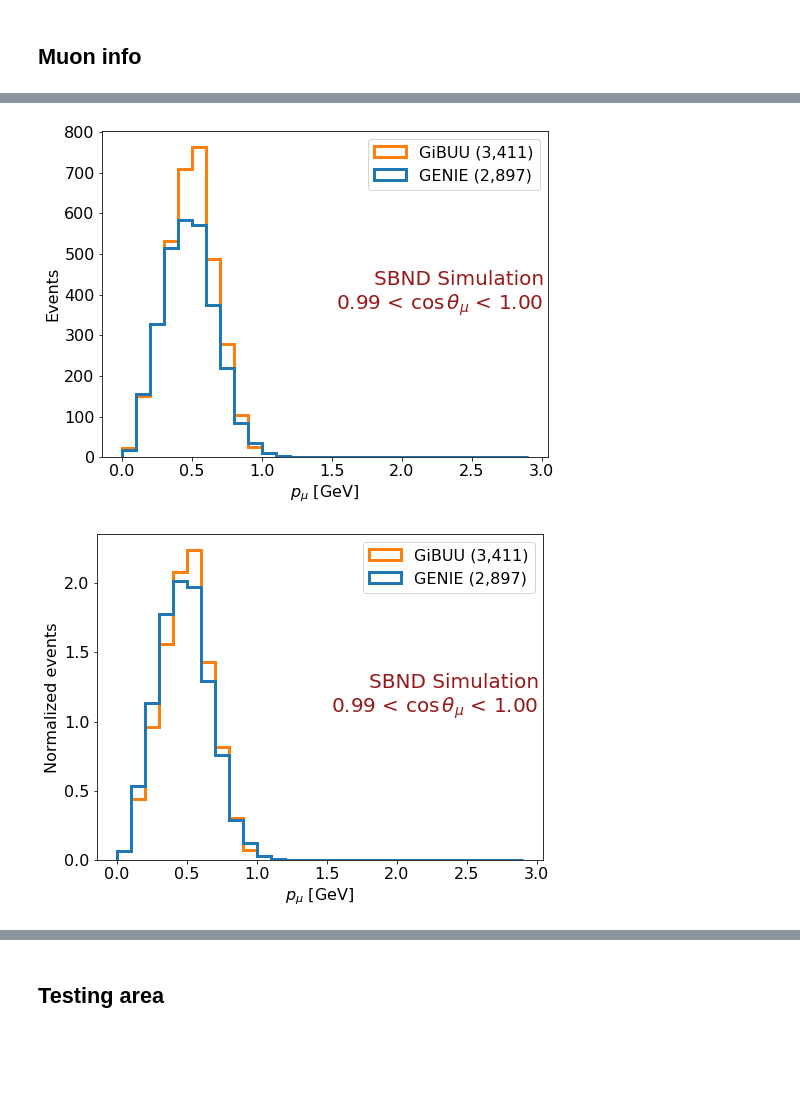
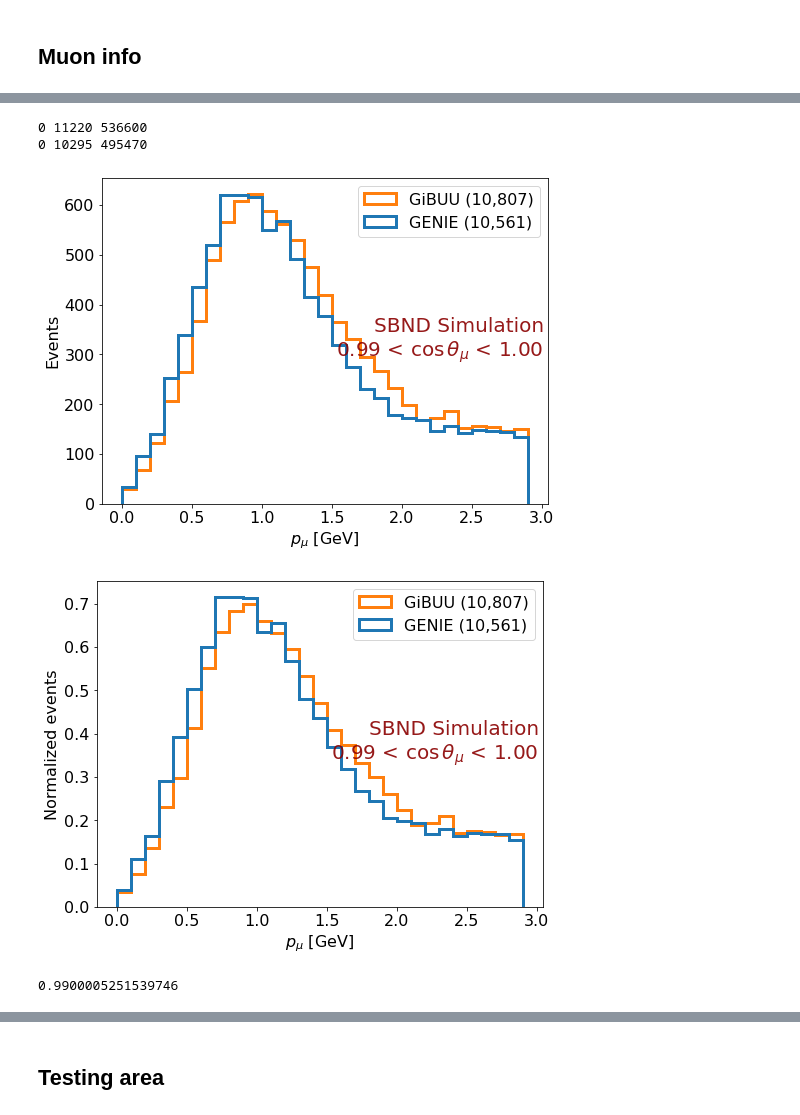
Before and after one commit to bear-is-asleep/numu_analysis, a Jupyter notebook: truth_events.ipynb, the cells around one changed output, grey strips where cells are left out. Drawn from its saved outputs; the diff is of its cells as text; code cells hidden in the pictures; blank space fills up the shorter version.

```diff
--- a/truth_events.ipynb
+++ b/truth_events.ipynb
@@ -886,24 +700,17 @@ for j,dens in enumerate(['','_dens']):
 for j,dens in enumerate(['','_dens']):
   fig,axs = plt.subplots(nrows=3,ncols=3,figsize=(15,12),sharex=True)
   for i,ax in enumerate(axs.flatten()):
-    #Get masks for momenta ranges
-    genie_mask = (np.linalg.norm(genie_muons.genp,axis=1) > MOMENTUM_BINS[i]) & (np.linalg.norm(genie_muons.genp,axis=1) < MOMENTUM_BINS[i+1])
-    gibuu_mask = (np.linalg.norm(gibuu_muons.genp,axis=1) > MOMENTUM_BINS[i]) & (np.linalg.norm(gibuu_muons.genp,axis=1) < MOMENTUM_BINS[i+1])
-
     #Make dataframes
-    genie_muons_inrange = genie_muons[genie_mask]
-    gibuu_muons_inrange = gibuu_muons[gibuu_mask]
+    genie_muons_inrange = genie_muons.data[(genie_muons.data.momentum_bins == i)]
+    gibuu_muons_inrange = gibuu_muons.data[(gibuu_muons.data.momentum_bins == i)]
 
     #Get angles
-    costhetas_genie = np.cos(genie_muons_inrange.theta)*np.sign(genie_muons_inrange.theta)
-    costhetas_gibuu = np.cos(gibuu_muons_inrange.theta)*np.sign(gibuu_muons_inrange.theta)
+    costhetas_genie = genie_muons_inrange.costheta
+    costhetas_gibuu = gibuu_muons_inrange.costheta
 
     #Get weights
-    genie_inrange_inds = utils.get_inds_from_sub_inds(set(genie_muons_inrange.index.values),set(genie_nu.index.values),3)
-    weights_genie = genie_nu.loc[genie_inrange_inds,'genweight'].values
-
-    gibuu_inrange_inds = utils.get_inds_from_sub_inds(set(gibuu_muons_inrange.index.values),set(gibuu_nu.index.values),3)
-    weights_gibuu = gibuu_nu.loc[gibuu_inrange_inds,'genweight'].values
+    weights_genie = genie_muons_inrange.genweight
+    weights_gibuu = gibuu_muons_inrange.genweight
 
     #Get number of events from weights
     genie_inrange_count = np.sum(weights_genie)
@@ -932,48 +739,61 @@ for j,dens in enumerate(['','_dens']):
 # %%
 #Single cos range statistics
 theta_lower = 0.99
 theta_upper = 1
+
+theta_bins = [theta_lower,theta_upper]
+
+#Get muons within theta bins
+genie_muons_inrange = genie_muons.copy()
+gibuu_muons_inrange = gibuu_muons.copy()
+
+#Mask to bin range
+genie_muons_inrange.assign_costheta_bins(theta_bins)
+gibuu_muons_inrange.assign_costheta_bins(theta_bins)
+
+genie_muons_inrange_df = genie_muons_inrange.data[(genie_muons_inrange.data.costheta_bins == 0)]
+gibuu_muons_inrange_df = gibuu_muons_inrange.data[(gibuu_muons_inrange.data.costheta_bins == 0)]
+
 for j,dens in enumerate(['','_dens']):
   fig,ax = plt.subplots(figsize=(8,6))
-  #Get muons within theta bins
-  genie_muons_inrange = genie_muons[(genie_muons.theta < theta_upper) & (genie_muons.theta > theta_lower)]
-  gibuu_muons_inrange = gibuu_muons[(gibuu_muons.theta < theta_upper) & (gibuu_muons.theta > theta_lower)]
-
-  #Get momenta
-  ps_genie = np.linalg.norm(genie_muons_inrange.genp,axis=1)
-  ps_gibuu = np.linalg.norm(gibuu_muons_inrange.genp,axis=1)
-
   #Get weights
-  genie_inrange_inds = utils.get_inds_from_sub_inds(set(genie_muons_inrange.index.values),set(genie_nu.index.values),3)
-  weights_genie = genie_nu.loc[genie_inrange_inds,'genweight'].values
-
-  gibuu_inrange_inds = utils.get_inds_from_sub_inds(set(gibuu_muons_inrange.index.values),set(gibuu_nu.index.values),3)
-  weights_gibuu = gibuu_nu.loc[gibuu_inrange_inds,'genweight'].values
+  weights_genie = genie_muons_inrange_df.genweight
+  weights_gibuu = gibuu_muons_inrange_df.genweight
 
   #Get number of events from weights
   genie_inrange_count = np.sum(weights_genie)
   gibuu_inrange_count = np.sum(weights_gibuu)
 
+  #Get momenta
+  ps_genie = genie_muons_inrange_df.genp.tot
+  ps_gibuu = gibuu_muons_inrange_df.genp.tot
+
   ax.hist([ps_genie,ps_gibuu],
-          bins=np.arange(0,3,0.1),
+          bins=np.arange(0,4,0.1),
           weights=[weights_genie,weights_gibuu],
           histtype='step',
           lw=3,
           label=[f'GENIE ({round(genie_inrange_count):,})',
                 f'GiBUU ({round(gibuu_inrange_count):,})',],
           density=True if j == 1 else False)
 
   ax.legend()
   ax.set_xlabel(r'$p_\mu$ [GeV]',fontsize=20)
   ax.set_ylabel('Normalized events' if j == 1 else 'Events',fontsize=20)
   plotters.set_style(ax)
   plotters.add_label(ax,f'{SIM_LABEL}\n{theta_lower:.2f} < $\cos\\theta_\mu$ < {theta_upper:.2f}',
                      fontsize=20,alpha=0.9,where='centerright',color='darkred')
   if save_plots:
     plotters.save_plot(f'momentum_mu_single_theta_bin_lowerer{dens}',fig=fig,folder_name=PLOTS_DIR)
 # %% [output]
+0 11220 536600
+0 10295 495470
-[figure, old version]
+[figure, new version]
-[figure, old version]
+[figure, new version]
+# %%
+min(genie_muons_inrange_df.costheta)
+# %% [output]
+0.9900005251539746
 # %%
 genie_nu.theta*180/np.pi,thetas
 # %% [output]
```
Also changed, not shown: parts of 30 cells of this notebook, 1 other file.
